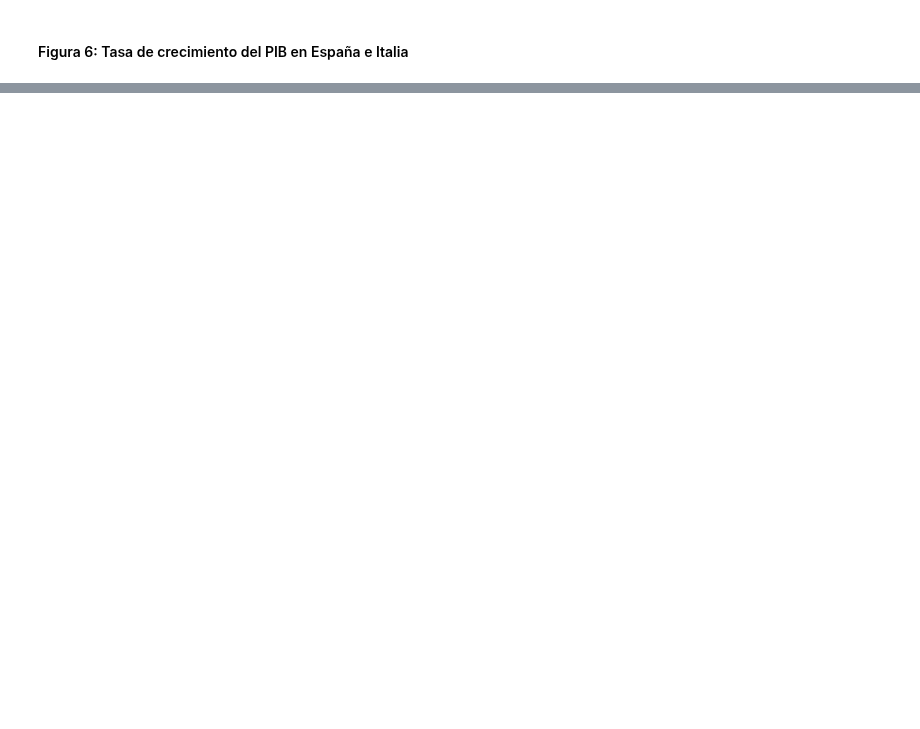
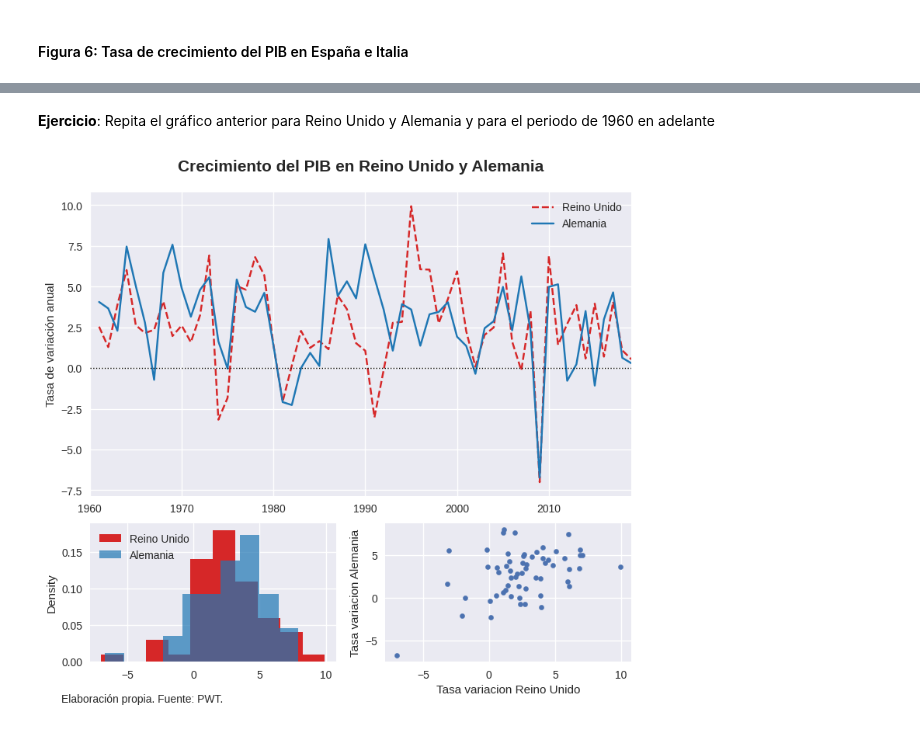
Before and after one commit to otoperalias/Coyuntura, a Jupyter notebook: clases/Tema2_Visualizacion.ipynb, the cells around one changed output, grey strips where cells are left out. Drawn from its saved outputs; the diff is of its cells as text; code cells hidden in the pictures; blank space fills up the shorter version.

```diff
--- a/clases/Tema2_Visualizacion.ipynb
+++ b/clases/Tema2_Visualizacion.ipynb
@@ -205,0 +257,39 @@ plt.show()
+# %% [markdown]
+**Ejercicio**: Repita el gráfico anterior para Reino Unido y Alemania y para el periodo de 1960 en adelante
+# %%
+df=pwt.loc[pwt.year>=1960].copy()
+df=df.loc[(pwt['country']=="United Kingdom")|(df['country']=="Germany"),['year','country','pop','rgdpo']]
+df=df.set_index(['year','country']).unstack('country') # Observar que hemos creado un MultiIndex table
+df.rename(columns={"United Kingdom": "Reino Unido","Germany":"Alemania"},inplace=True) # Para que luego salga en castellano
+df.index=pd.to_datetime(df.index,format='%Y') # Ponemos eje en formato fecha
+tv=df.diff()/df.shift()*100
+
+gridsize=(3,2) #  cuadrícula de 3 filas y 2 columnas
+fig=plt.figure(figsize=(9,8),dpi=100)
+ax1=plt.subplot2grid(gridsize,(0,0),colspan=2,rowspan=2)
+ax2=plt.subplot2grid(gridsize,(2,0),colspan=1,rowspan=1)
+ax3=plt.subplot2grid(gridsize,(2,1),colspan=1,rowspan=1)
+#Axes1
+tv['rgdpo']['Reino Unido'].plot(label="Reino Unido",style="--",c="tab:red", ax=ax1)
+tv['rgdpo']['Alemania'].plot(label="Alemania",style="-", c="tab:blue", ax=ax1)
+ax1.axhline(y=0, linewidth=1, linestyle=":", color="black")
+ax1.set_xlabel("")
+ax1.set_xlabel("")
+ax1.set_ylabel("Tasa de variación anual")
+ax1.set_title("Crecimiento del PIB en Reino Unido y Alemania", size=15, pad=20, fontweight='bold')
+ax1.legend(frameon=False)
+#Axes2
+tv['rgdpo']['Reino Unido'].plot.hist(label="Reino Unido",color="tab:red", ax=ax2, density=True)
+tv['rgdpo']['Alemania'].plot.hist(label="Alemania",color="tab:blue",ax=ax2, density=True, alpha=0.7)
+ax2.set_ylabel("Density")
+ax2.legend(frameon=False)
+#Axes3
+tv['rgdpo'].plot.scatter(x='Reino Unido',y='Alemania',ax=ax3)
+ax3.set_ylabel("Tasa variacion Alemania")
+ax3.set_xlabel("Tasa variacion Reino Unido")
+# Aplicable al conjunto de la figura
+fig.text(0.2,0.06,"Elaboración propia. Fuente: PWT.", ha="center",fontsize=10 ) # ha=horizontalalignment
+plt.subplots_adjust(hspace=0.2)
+plt.show()
+# %% [output]
+[figure, added]
```
Also changed, not shown: parts of 7 cells of this notebook.
